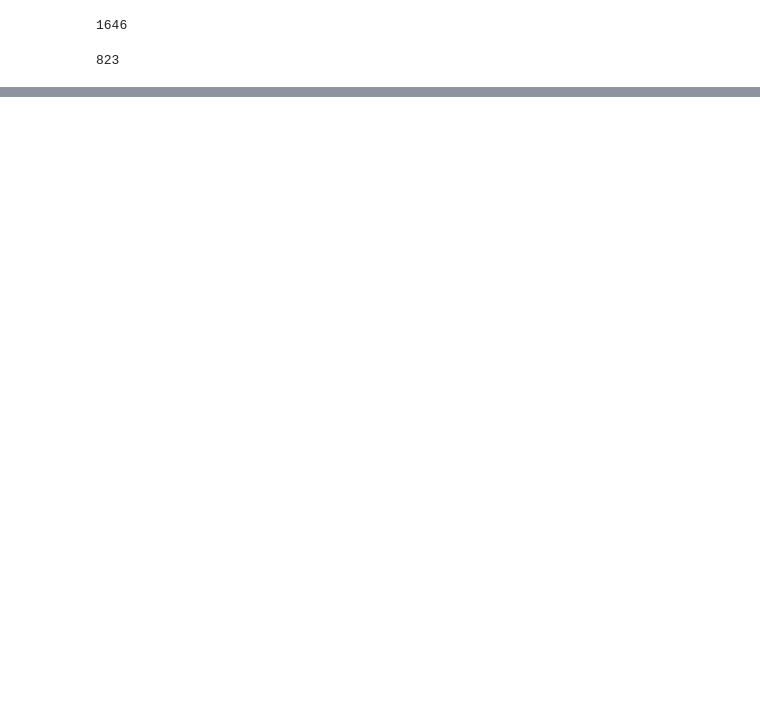
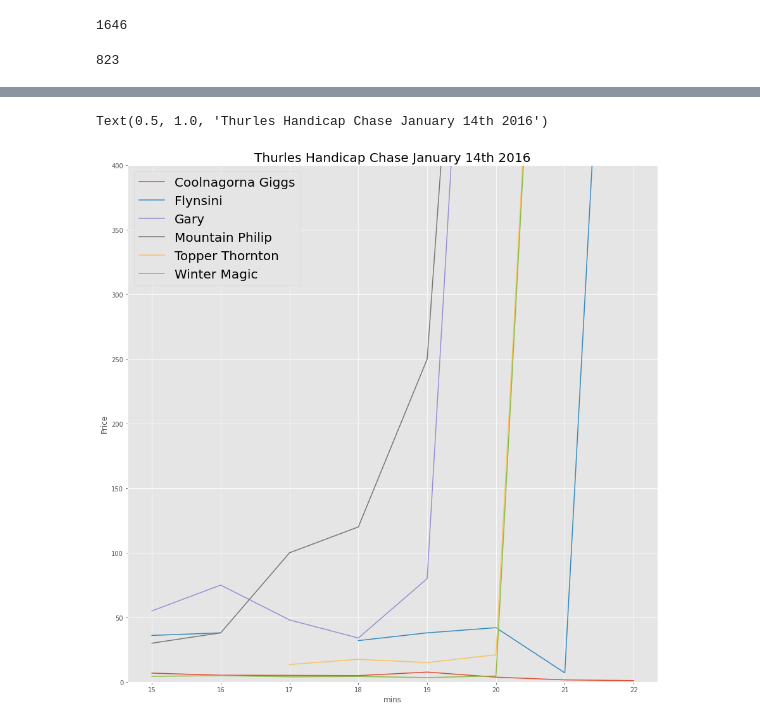
Before and after one commit to trentsteel777/mongo-spark-jupyter, a Jupyter notebook: notebooks/Ais_Q1_SpeedyHorseNames_Overstated.ipynb, the cells around one changed output, grey strips where cells are left out. Saved outputs shown, nothing was run; the diff lists cells and outputs as text; code cells hidden in the pictures; blank space fills up the shorter version.

```diff
--- a/notebooks/Ais_Q1_SpeedyHorseNames_Overstated.ipynb
+++ b/notebooks/Ais_Q1_SpeedyHorseNames_Overstated.ipynb
@@ -549,2 +436,0 @@ Row(runner_name='Tooreen', published_time=1452767238628, last_traded_price=6.6)
-# %%
-crc1 = crc1.filter(crc1.runner_name=="Tooreen")
@@ -1388,0 +448,7 @@ print(mydb)
+# %%
+crc1["time"]= crc1.published_time/1000
+# %%
+crc1["datetime"] = pd.to_datetime(crc1["time"],unit='s')
+# %%
+crc1['mins'] = crc1['datetime'].dt.minute
+crc1['hour'] = crc1['datetime'].dt.hour
@@ -1389,3 +478,15 @@ print(mydb)
+# %%
+dfg = crc1.pivot(index='mins', columns='runner_name', values='last_traded_price')
+
+
+
+ax = dfg.plot(xticks=dfg.index, ylabel='Price', ylim =(0, 400))
+plt.rcParams["figure.figsize"] = [15, 15]
+plt.legend(loc=2, prop={'size': 20})
+plt.title("Thurles Handicap Chase January 14th 2016", size = 20)
+# %% [output]
+Text(0.5, 1.0, 'Thurles Handicap Chase January 14th 2016')
+[figure, added]
 # %%
 # https://stackoverflow.com/questions/44893565/get-list-of-mysql-databases-with-python
 cursor = mydb.cursor()
```
Also changed, not shown: parts of 160 cells of this notebook, 3 other files.
